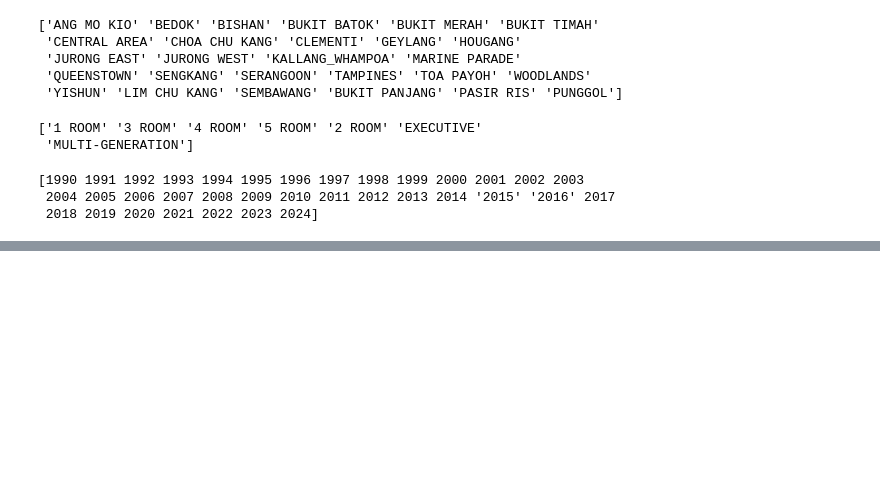
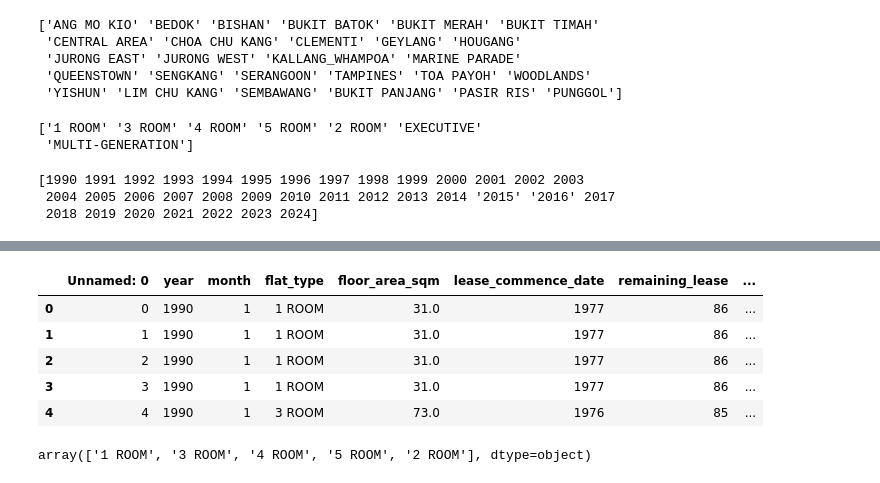
Before and after one commit to bossman2406/Housing-Prices-AI, a Jupyter notebook: housing_prices_cleaning.ipynb, the cells around one changed output, grey strips where cells are left out. Cells and saved outputs as stored; diff of their text form; code cells hidden in the pictures; blank space fills up the shorter version.

```diff
--- a/housing_prices_cleaning.ipynb
+++ b/housing_prices_cleaning.ipynb
@@ -349,0 +342,39 @@ for year in housing_all['year'].unique():
+# %%
+# Read the CSV file
+housing_all = pd.read_csv('housing_all.csv')
+
+# Initialize an empty list to store the selected rows
+rows = []
+
+# Iterate through each row in the DataFrame
+for _, row in housing_all.iterrows():
+    # Check if the flat_type is not EXECUTIVE or MULTI_GENERATION
+    if row['flat_type'] != 'EXECUTIVE' and row['flat_type'] != 'MULTI-GENERATION':
+        # Add the row to the list
+        rows.append(row)
+
+# Convert the list of rows to a DataFrame
+df = pd.DataFrame(rows)
+
+# Display the first few rows of the updated DataFrame
+df.head()
+
+# Display the unique values in the 'flat_type' column
+df['flat_type'].unique()
+
+# Drop the 'town', 'flat_model', and 'storey_range' columns
+df = df.drop(columns=['town', 'flat_model', 'storey_range'])
+
+# Display the first few rows of the updated DataFrame
+df.head()
+# %% [output]
+|  | Unnamed: 0 | year | month | flat_type | floor_area_sqm | lease_commence_date | remaining_lease | ... |
+| 0 | 0 | 1990 | 1 | 1 ROOM | 31.0 | 1977 | 86 | ... |
+| 1 | 1 | 1990 | 1 | 1 ROOM | 31.0 | 1977 | 86 | ... |
+| 2 | 2 | 1990 | 1 | 1 ROOM | 31.0 | 1977 | 86 | ... |
+| 3 | 3 | 1990 | 1 | 1 ROOM | 31.0 | 1977 | 86 | ... |
+| 4 | 4 | 1990 | 1 | 3 ROOM | 73.0 | 1976 | 85 | ... |
+# %%
+df['flat_type'].unique()
+# %% [output]
+array(['1 ROOM', '3 ROOM', '4 ROOM', '5 ROOM', '2 ROOM'], dtype=object)
```
Also changed, not shown: parts of 5 cells of this notebook, 5 other files.
